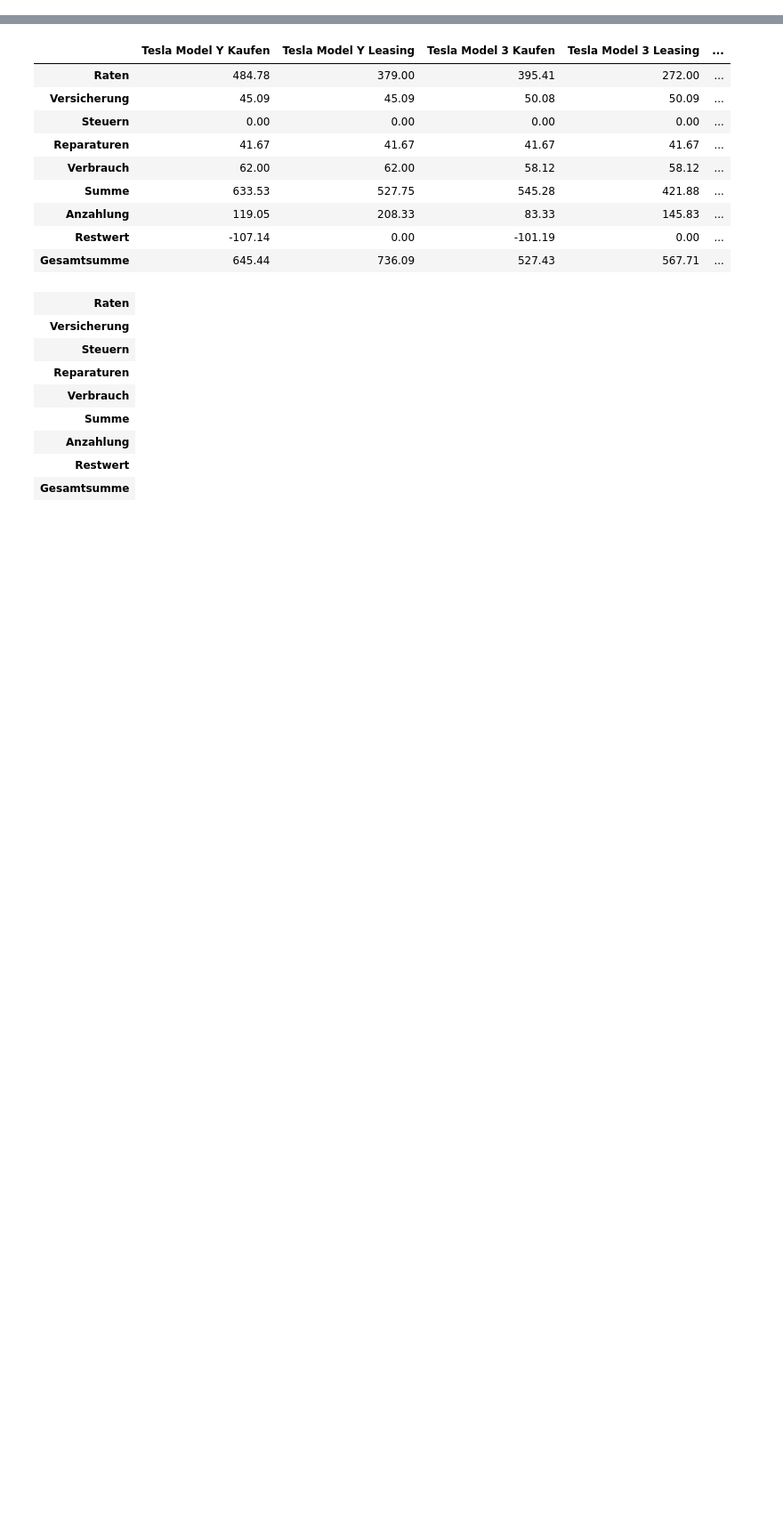
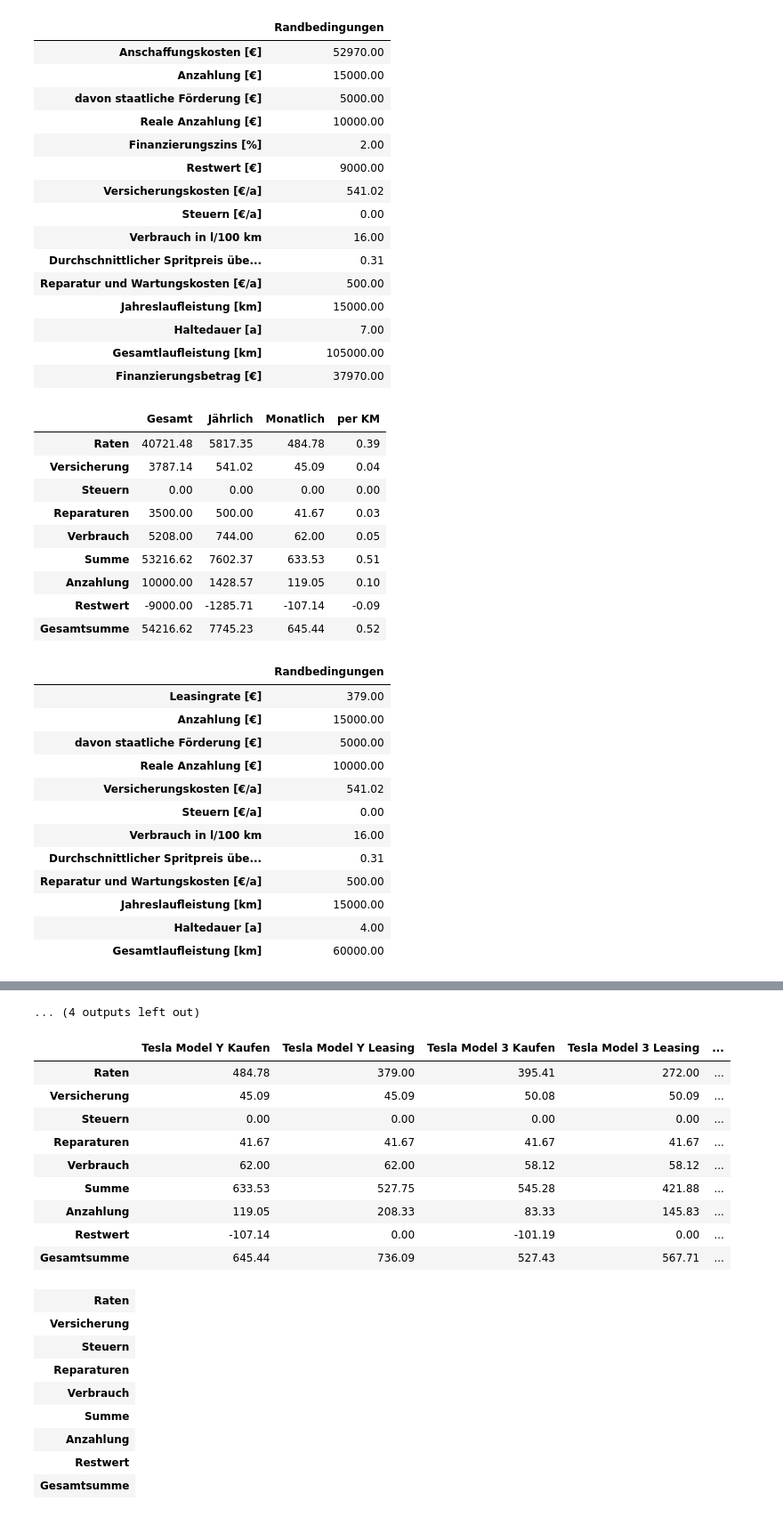
Before and after one commit to schorschie/car_cost_comparisons, a Jupyter notebook: BK_Caller_with_leasing.ipynb, the cells around one changed output, grey strips where cells are left out. Shown: that part at 89% size. Drawn from its saved outputs; the diff is of its cells as text; code cells hidden in the pictures; blank space fills up the shorter version.

```diff
--- a/BK_Caller_with_leasing.ipynb
+++ b/BK_Caller_with_leasing.ipynb
@@ -58,7 +58,7 @@ cars.append({'label': 'Tesla Model Y',
              'repairs_yearly': 500,
              'millage_yearly': 15000,
              'holding_period': 4.0,
-             'image_url': 'cars/tesla-model-y.jpg',
+             'image_url': 'cars/tesla-model-y-leasing.jpg',
              'web_url': 'https://www.tesla.com/de_de/modely/design#overview',
              'buy': False  # else lease
 })
@@ -100,7 +100,7 @@ cars.append({'label': 'Tesla Model 3',
              'repairs_yearly': 500,
              'millage_yearly': 15000,
              'holding_period': 4.0,
-             'image_url': 'cars/tesla-model-3.jpg',
+             'image_url': 'cars/tesla-model-3-leasing.jpg',
              'web_url': 'https://www.tesla.com/de_de/model3/design#overview',
              'buy': False  # else lease
 })
@@ -142,7 +142,7 @@ cars.append({'label': 'Mazda 6',
              'repairs_yearly': 900,
              'millage_yearly': 15000,
              'holding_period': 3,
-             'image_url': 'cars/mazda-6-neu.png',
+             'image_url': 'cars/mazda-6-leasing.png',
              'web_url': 'https://konfigurator.meinauto.de/mazda/neuwagen/48-6/angebote/6-kombi/konfigurator/#!/extras/exclusive-line/8846370/10,11,15/private/65352-5416-204698/984/61c9aa657e74c/leasing/16040--249432/36,3000,15000,0,0,0,0,0,',
              'buy': False  # else lease
 })
@@ -184,7 +184,7 @@ cars.append({'label': 'Kia ceed',
              'repairs_yearly': 900,
              'millage_yearly': 15000,
              'holding_period': 3.0,
-             'image_url': 'cars/kia-ceed-sportswagon.png',
+             'image_url': 'cars/kia-ceed-sportswagon-leasing.png',
              'web_url': 'https://konfigurator.meinauto.de/kia/neuwagen/cee-d/angebote/cee-d-sporty-wagon/konfigurator/#!/extras/spirit/8865371/3,11,27/private/109347-4167-291321/1321/61d21ce73c5db/leasing/109348-8088-291322/36,3000,15000,0,0,0,0,0,',
              'buy': False  # else lease
 })
@@ -264,32 +264,73 @@ for car in cars:
       car['fuel_price'],
       car['fuel_type'],
       car['power']
      )
 
     # calc_values.loc['Lieferzeit', :] = car['delivery_time']
     # calc_values.loc['Kraftstoffsorte', :] = car['fuel_type']
     # calc_values = calc_values.reindex(index = ['Lieferzeit',
     #                                            'Kraftstoffsorte',
     #                                            'Anschaffungskosten',
     #                                            'Zinsen',
     #                                            'Versicherung',
     #                                            'Steuern',
     #                                            'Reparaturen',
     #                                            'Verbrauch',
     #                                            'SUMME',
     #                                            'Restwert',
     #                                            'Summe mit Restwert'
     #                                           ])
 
     overview[label] = calc_values['Monatlich']
 
     input_values_path.parent.mkdir(parents=True, exist_ok=True)
 
     bold_row = pd.IndexSlice[calc_values.index[(calc_values.index == "Summe") | (calc_values.index == "Gesamtsumme")], :]
     light_row = pd.IndexSlice[calc_values.index[6:], :]
 
     dfi.export(input_values.round(2), str(input_values_path))
     dfi.export(calc_values.style.applymap(df_style, subset=bold_row)\
                .applymap(light_style, subset=light_row).set_precision(2), str(calc_df_path))
-    #display(input_values.round(2))
-    #display(calc_values.style.applymap(df_style, subset=sum_row).set_precision(2))
+    display(input_values.round(2))
+    display(calc_values.style.applymap(df_style, subset=bold_row)\
+               .applymap(light_style, subset=light_row).set_precision(2))
+# %% [output]
+|  | Randbedingungen |
+| Anschaffungskosten [€] | 52970.00 |
+| Anzahlung [€] | 15000.00 |
+| davon staatliche Förderung [€] | 5000.00 |
+| Reale Anzahlung [€] | 10000.00 |
+| Finanzierungszins [%] | 2.00 |
+| Restwert [€] | 9000.00 |
+| Versicherungskosten [€/a] | 541.02 |
+| Steuern [€/a] | 0.00 |
+| Verbrauch in l/100 km | 16.00 |
+| Durchschnittlicher Spritpreis übe... | 0.31 |
+| Reparatur und Wartungskosten [€/a] | 500.00 |
+| Jahreslaufleistung [km] | 15000.00 |
+| Haltedauer [a] | 7.00 |
+| Gesamtlaufleistung [km] | 105000.00 |
+| Finanzierungsbetrag [€] | 37970.00 |
+|  | Gesamt | Jährlich | Monatlich | per KM |
+| Raten | 40721.48 | 5817.35 | 484.78 | 0.39 |
+| Versicherung | 3787.14 | 541.02 | 45.09 | 0.04 |
+| Steuern | 0.00 | 0.00 | 0.00 | 0.00 |
+| Reparaturen | 3500.00 | 500.00 | 41.67 | 0.03 |
+| Verbrauch | 5208.00 | 744.00 | 62.00 | 0.05 |
+| Summe | 53216.62 | 7602.37 | 633.53 | 0.51 |
+| Anzahlung | 10000.00 | 1428.57 | 119.05 | 0.10 |
+| Restwert | -9000.00 | -1285.71 | -107.14 | -0.09 |
+| Gesamtsumme | 54216.62 | 7745.23 | 645.44 | 0.52 |
+|  | Randbedingungen |
+| Leasingrate [€] | 379.00 |
+| Anzahlung [€] | 15000.00 |
+| davon staatliche Förderung [€] | 5000.00 |
+| Reale Anzahlung [€] | 10000.00 |
+| Versicherungskosten [€/a] | 541.02 |
+| Steuern [€/a] | 0.00 |
+| Verbrauch in l/100 km | 16.00 |
+| Durchschnittlicher Spritpreis übe... | 0.31 |
+| Reparatur und Wartungskosten [€/a] | 500.00 |
+| Jahreslaufleistung [km] | 15000.00 |
+| Haltedauer [a] | 4.00 |
+| Gesamtlaufleistung [km] | 60000.00 |
@@ -296,3 +445,4 @@ for car in cars:
+... (4 outputs left out)
 # %%
 brk = 8
 
```
Also changed, not shown: parts of 2 cells of this notebook, 9 other files.
